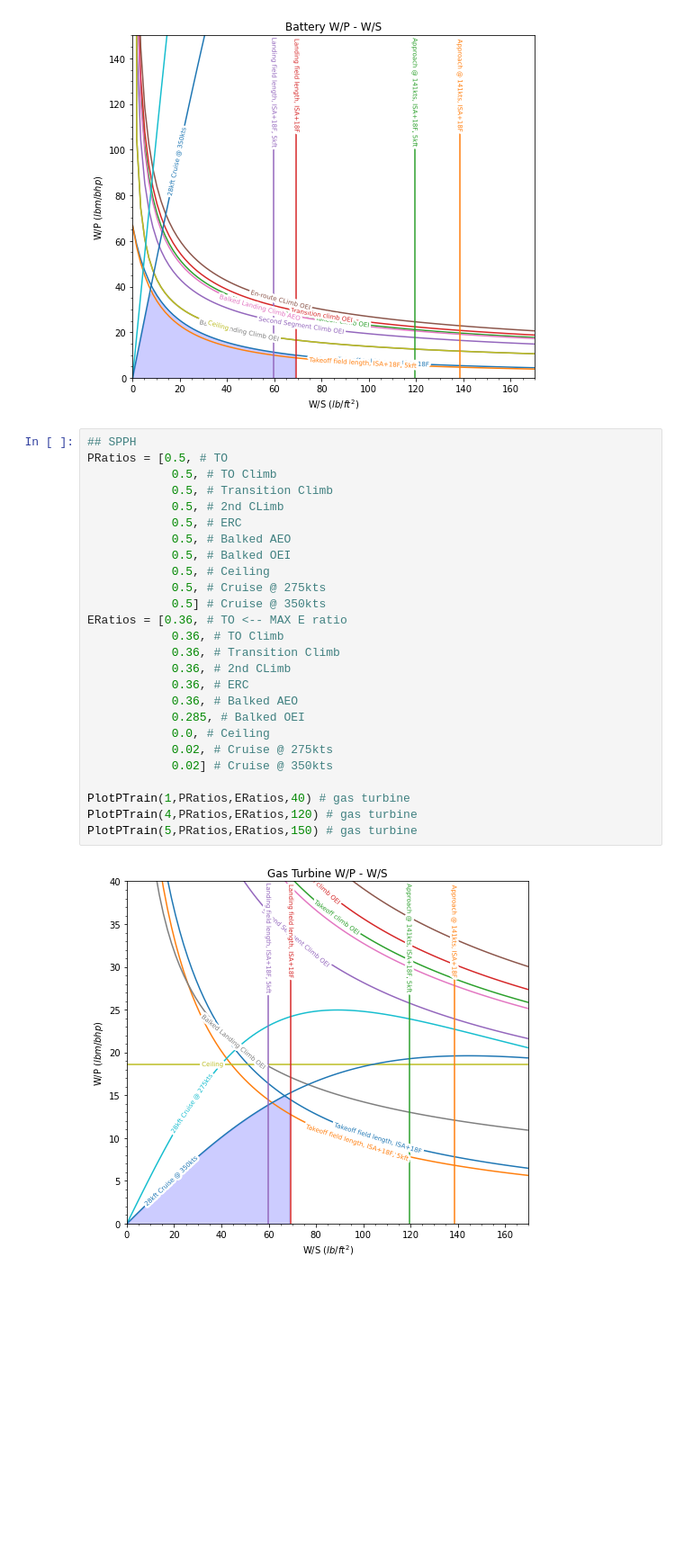
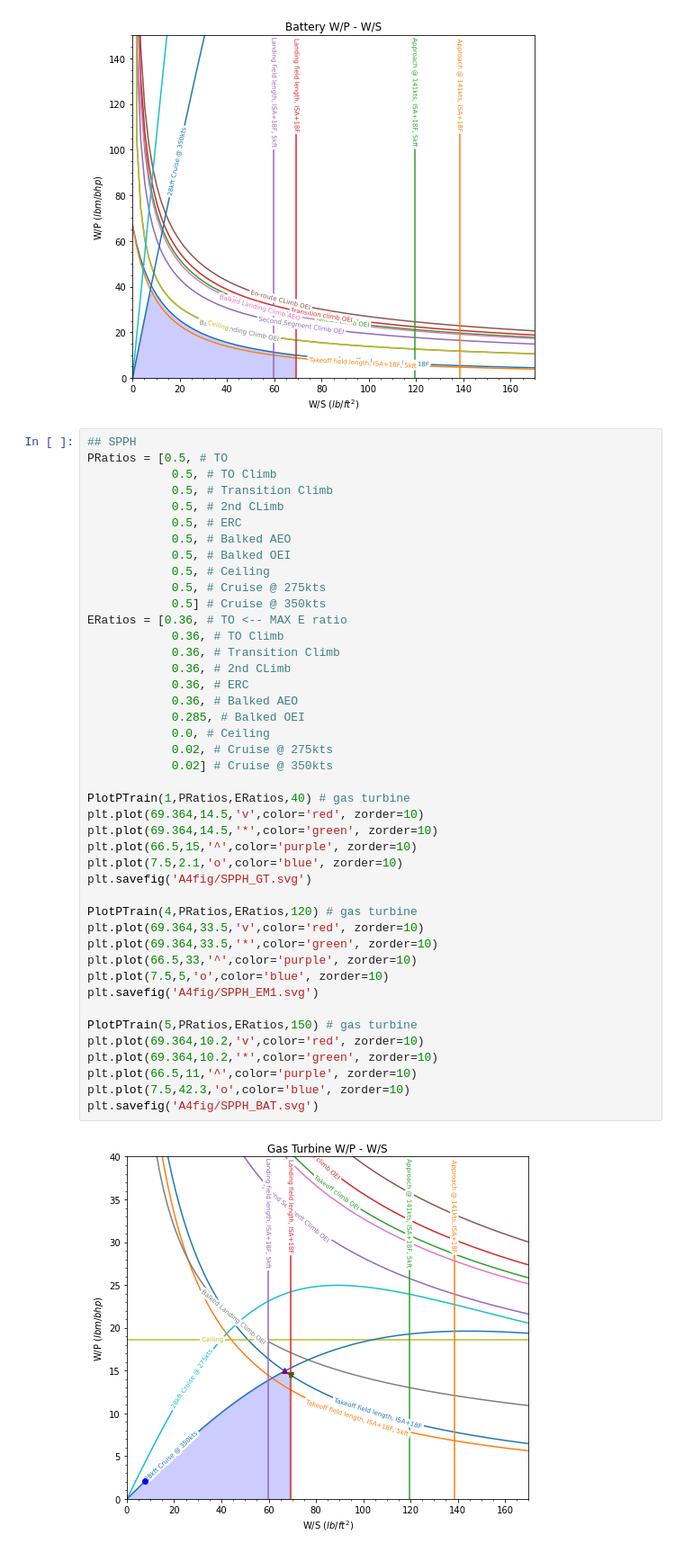
Before and after one commit to jucobee/START, a Jupyter notebook: A4/PowerLoading.ipynb, the cells around one changed output. Shown at 90% size. Drawn from its saved outputs; the diff is of its cells as text; blank space fills up the shorter version.

```diff
--- a/A4/PowerLoading.ipynb
+++ b/A4/PowerLoading.ipynb
@@ -443,28 +442,45 @@ PlotPTrain(5,PRatios,ERatios,150) # gas turbine
 # %%
 ## SPPH
 PRatios = [0.5, # TO
             0.5, # TO Climb
             0.5, # Transition Climb
             0.5, # 2nd CLimb
             0.5, # ERC
             0.5, # Balked AEO
             0.5, # Balked OEI
             0.5, # Ceiling
             0.5, # Cruise @ 275kts
             0.5] # Cruise @ 350kts
 ERatios = [0.36, # TO <-- MAX E ratio
             0.36, # TO Climb
             0.36, # Transition Climb
             0.36, # 2nd CLimb
             0.36, # ERC
             0.36, # Balked AEO
             0.285, # Balked OEI
             0.0, # Ceiling
             0.02, # Cruise @ 275kts
             0.02] # Cruise @ 350kts
 
 PlotPTrain(1,PRatios,ERatios,40) # gas turbine
+plt.plot(69.364,14.5,'v',color='red', zorder=10)
+plt.plot(69.364,14.5,'*',color='green', zorder=10)
+plt.plot(66.5,15,'^',color='purple', zorder=10)
+plt.plot(7.5,2.1,'o',color='blue', zorder=10)
+plt.savefig('A4fig/SPPH_GT.svg')
+
 PlotPTrain(4,PRatios,ERatios,120) # gas turbine
+plt.plot(69.364,33.5,'v',color='red', zorder=10)
+plt.plot(69.364,33.5,'*',color='green', zorder=10)
+plt.plot(66.5,33,'^',color='purple', zorder=10)
+plt.plot(7.5,5,'o',color='blue', zorder=10)
+plt.savefig('A4fig/SPPH_EM1.svg')
+
 PlotPTrain(5,PRatios,ERatios,150) # gas turbine
+plt.plot(69.364,10.2,'v',color='red', zorder=10)
+plt.plot(69.364,10.2,'*',color='green', zorder=10)
+plt.plot(66.5,11,'^',color='purple', zorder=10)
+plt.plot(7.5,42.3,'o',color='blue', zorder=10)
+plt.savefig('A4fig/SPPH_BAT.svg')
 # %% [output]
-[figure, old version]
+[figure, new version]
```
Also changed, not shown: parts of 2 cells of this notebook, 7 other files.
